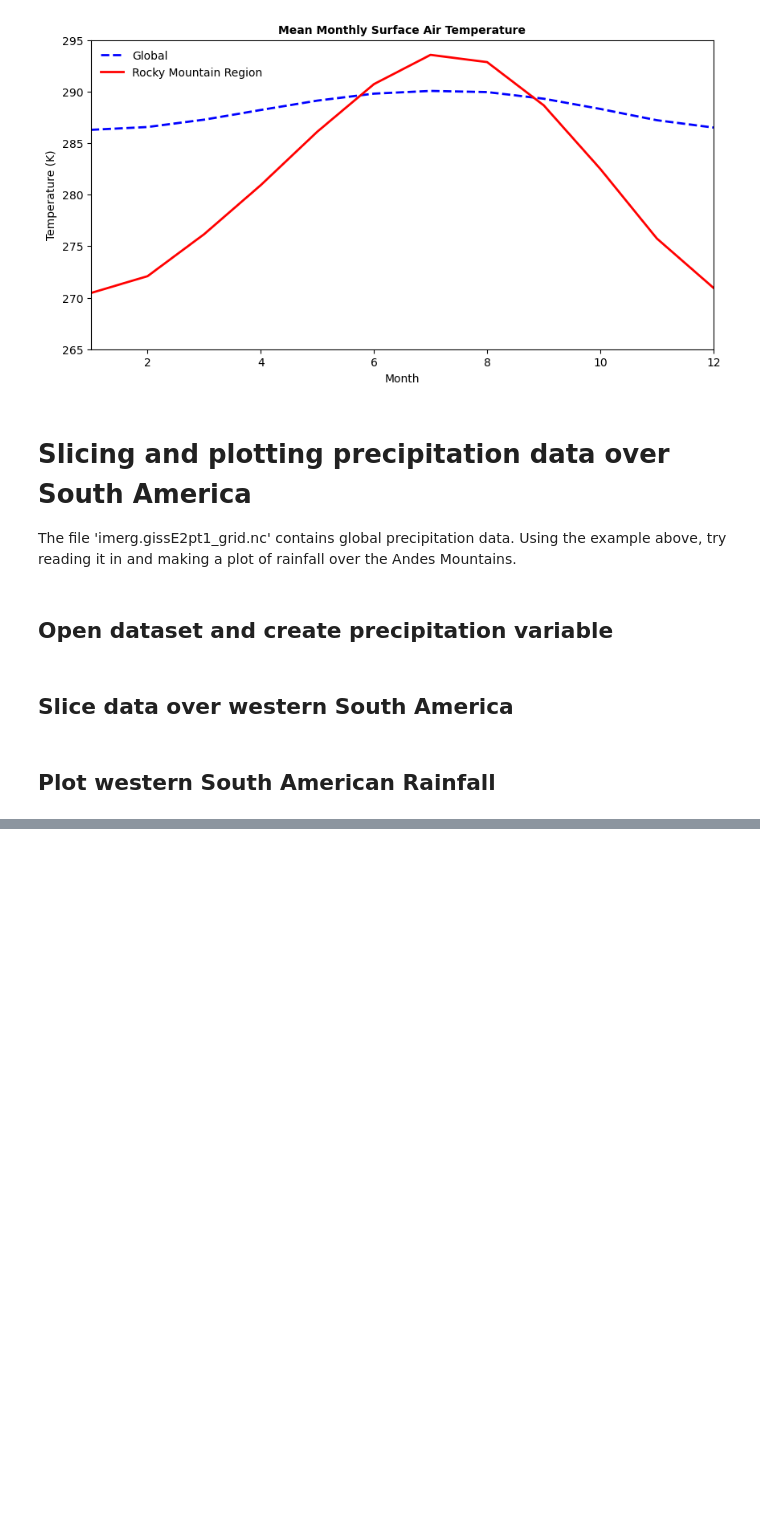
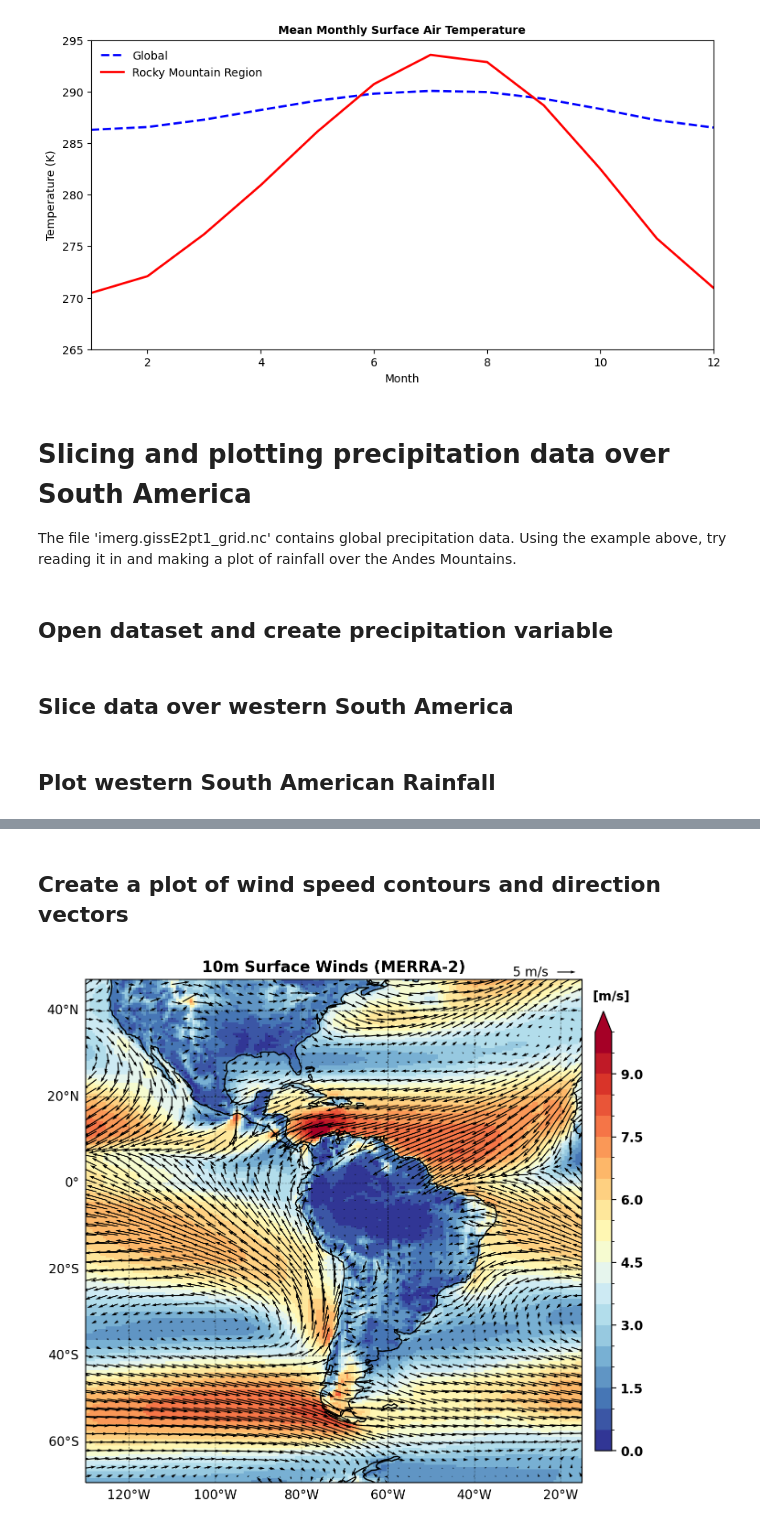
Before and after one commit to dervlamk/coding_refs, a Jupyter notebook: notebooks/working_with_nc_practice/nc_practice_notebook.ipynb, the cells around one changed output, grey strips where cells are left out. Cells and saved outputs as stored; diff of their text form; code cells hidden in the pictures; blank space fills up the shorter version.

Commit message:
add wind example to practice_notebook

```diff
--- a/notebooks/working_with_nc_practice/nc_practice_notebook.ipynb
+++ b/notebooks/working_with_nc_practice/nc_practice_notebook.ipynb
@@ -209,0 +244,12 @@ gl.top_labels = False; gl.right_labels = False;
+# %%
+# calculate monthly climatologies
+u10_monthly      = u10.groupby("time.month").mean()
+v10_monthly      = v10.groupby("time.month").mean()
+wndSpd10_monthly = wndSpd10.groupby("time.month").mean()
+wndSpd2_monthly  = wndSpd2.groupby("time.month").mean()
+
+# calculate seasonal climatologies
+u10_seas      = u10.groupby("time.season").mean()
+v10_seas      = v10.groupby("time.season").mean()
+wndSpd10_seas = wndSpd10.groupby("time.season").mean()
+wndSpd2_seas  = wndSpd2.groupby("time.season").mean()
@@ -209,0 +259,49 @@ gl.top_labels = False; gl.right_labels = False;
+# %% [markdown]
+## Create a plot of wind speed contours and direction vectors
+# %%
+# Define vector properties
+skip_n=4     # decrease the density of the arrows plotted
+w=0.002      # arrow width
+scalef=25     # scale of the arrows
+key_length=5 # magnitude of the arrow key
+
+# Define colormap and levels
+cmap=cm.RdYlBu_r                               # pick color map
+levels=np.linspace(0, 10, 21)                 # choose the number of levels to discretize the colorbar into
+norm=mpl.colors.BoundaryNorm(levels, cmap.N)  # normalize the colormap to levels
+
+# Define map projection and store boundaries in a variable
+trans = ccrs.PlateCarree()
+proj  = ccrs.PlateCarree()
+map_bnds = [-130., -15., -55., 30.]
+
+# Set figure and axes properties
+fig = plt.figure(figsize=(6, 6), layout='constrained')
+ax  = plt.subplot(111, projection=proj)
+ax.set_title(("10m Surface Winds (MERRA-2)"), size=12, weight='bold')
+
+# Plot wind speed contours using pcolormesh
+cf=ax.pcolormesh(lon, lat, wndSpd10_seas.sel(season='DJF'), cmap=cmap, norm=norm, transform=trans)
+
+# Plot wind speed direction using quiver
+q1=ax.quiver(lon[::skip_n], lat[::skip_n],
+             u10_seas.sel(season='DJF')[::skip_n,::skip_n], v10_seas.sel(season='DJF')[::skip_n,::skip_n],
+             color='k', width=w, scale=scalef, scale_units='inches', units='height', transform=trans, zorder=100)
+# Create a reference arrow
+qk=ax.quiverkey(q1, .95, 1.015, key_length, rf'{key_length} m/s', labelcolor='k', labelpos='W')
+
+# Add coastlines and set map boundaries
+ax.coastlines()
+ax.set_extent(map_bnds)
+gl = ax.gridlines(crs=trans, linewidth=.5, color='black', alpha=0.5, linestyle='--', draw_labels=True)
+gl.top_labels = False; gl.right_labels = False;
+
+# Plot colorbar
+cax=fig.add_axes([1.005, 0.1, 0.03, 0.8])
+cbar=fig.colorbar(cf, orientation='vertical', extend='max', cax=cax)
+cbar.set_label('[m/s]', y=1.1, labelpad=-25, rotation=0, size=10, fontweight='bold', ha='center')
+cbar.ax.tick_params(labelsize=10)
+for tick in cbar.ax.yaxis.get_major_ticks():
+    tick.label2.set_fontweight('bold')
+# %% [output]
+[figure, added]
```
Also changed, not shown: parts of 10 cells of this notebook.
